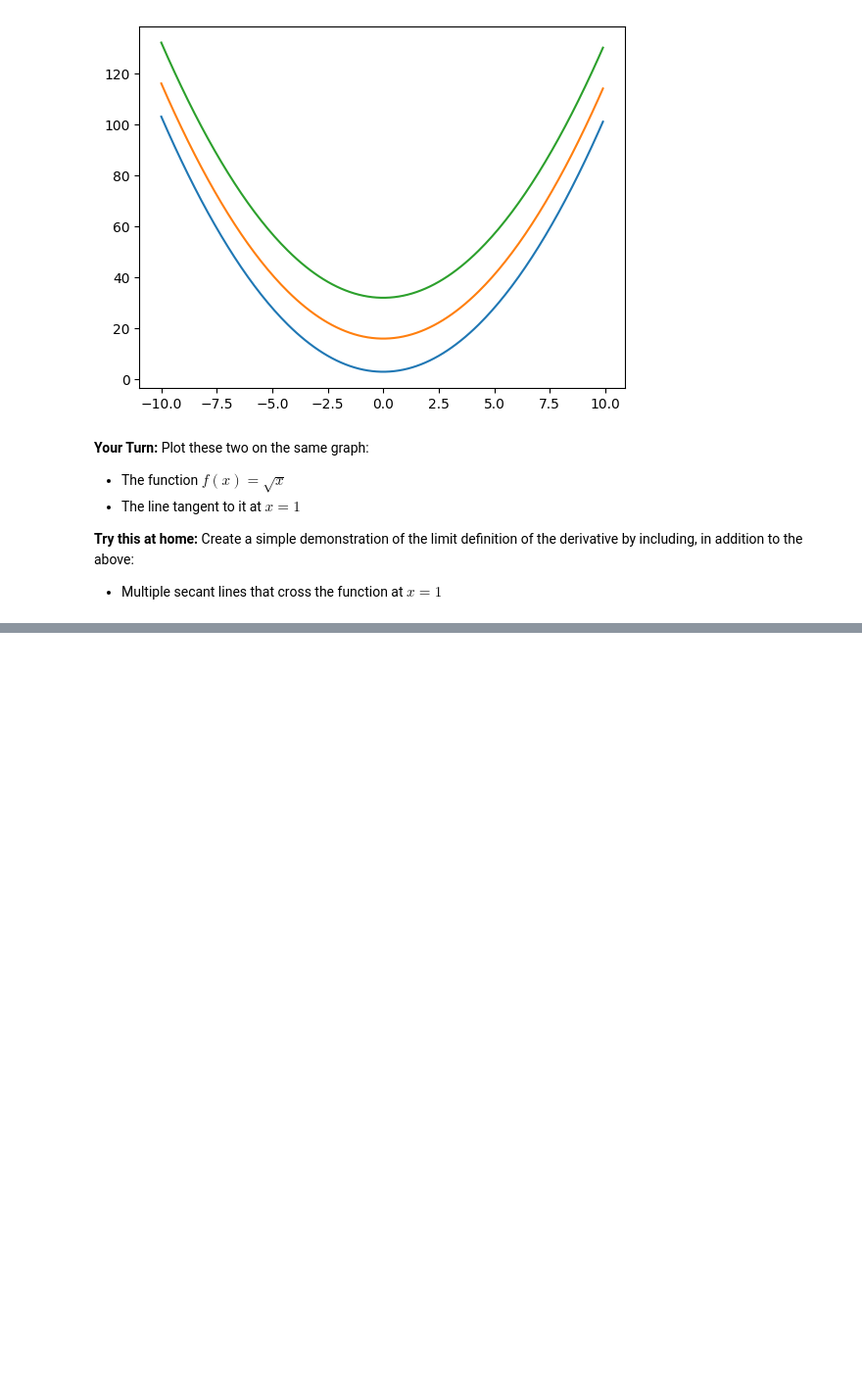
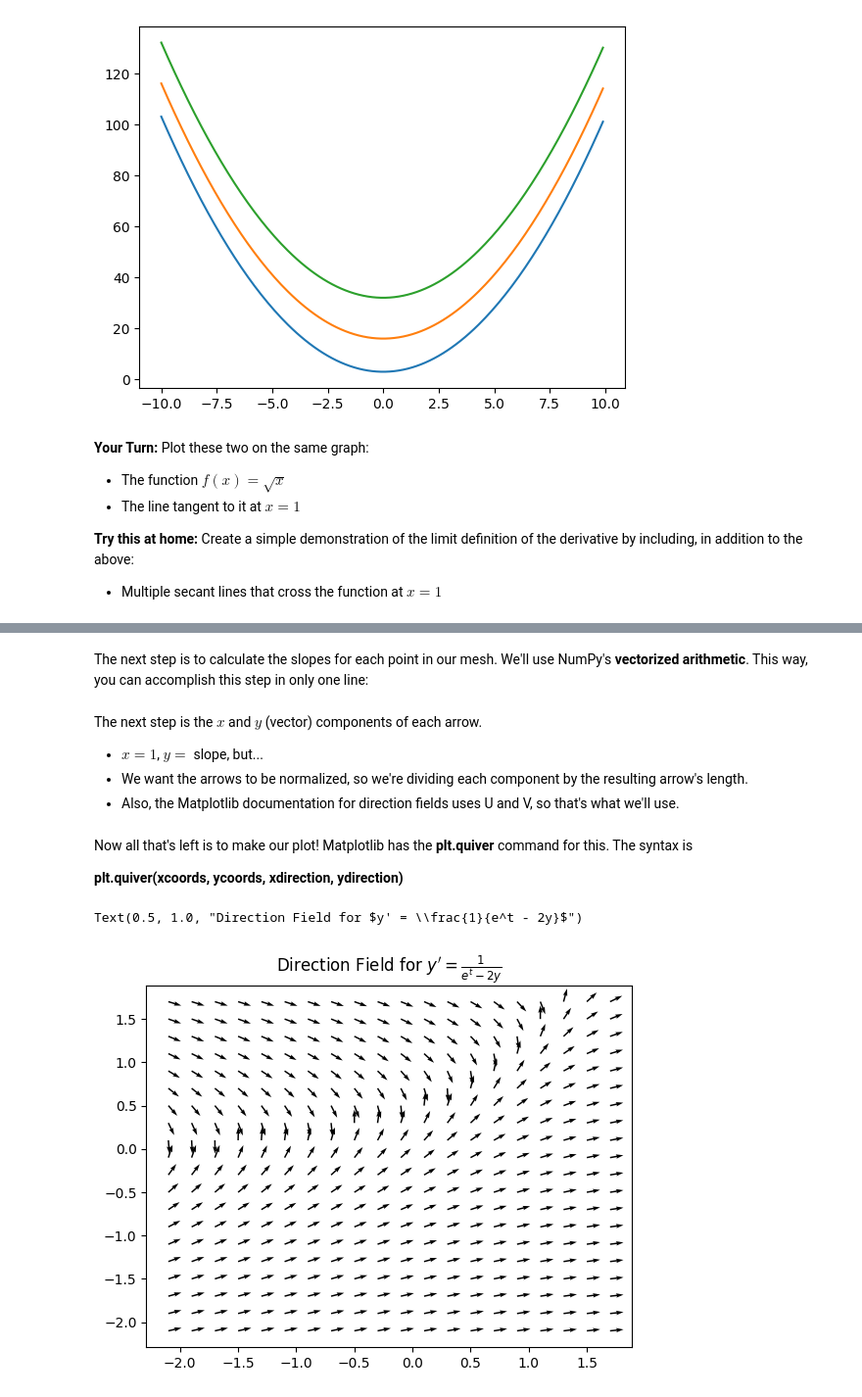
Before and after one commit to mashburnj/TAMU_Math_Python_Workshops_Spring2024, a Jupyter notebook: Workshop 2 (Jan 30) - Differential Equations/Section 1 - Plotting with NumPy and Matplotlib.ipynb, the cells around one changed output, grey strips where cells are left out. Shown at 98% size. Saved outputs shown, nothing was run; the diff lists cells and outputs as text; code cells hidden in the pictures; blank space fills up the shorter version.

```diff
--- a/Workshop 2 (Jan 30) - Differential Equations/Section 1 - Plotting with NumPy and Matplotlib.ipynb
+++ b/Workshop 2 (Jan 30) - Differential Equations/Section 1 - Plotting with NumPy and Matplotlib.ipynb
@@ -191,0 +207,25 @@ To plot direction fields requires
+# %%
+T, Y = np.meshgrid(np.arange(-2.1, 1.9, .2), np.arange(-2.1, 1.9, .2))
+# %% [markdown]
+The next step is to calculate the slopes for each point in our mesh. We'll use NumPy's **vectorized arithmetic**. This way, you can accomplish this step in only one line:
+# %%
+dYdT = 1 / (np.exp(T) - 2*Y)
+# %% [markdown]
+The next step is the $x$ and $y$ (vector) components of each arrow.
+
+- $x = 1$, $y = $ slope, but...
+- We want the arrows to be normalized, so we're dividing each component by the resulting arrow's length.
+- Also, the Matplotlib documentation for direction fields uses U and V, so that's what we'll use.
+# %%
+U = 1 / np.sqrt( 1 + dYdT**2)                 # This is the x-component
+V = dYdT / np.sqrt( 1 + dYdT**2)              # This is the y-component
+# %% [markdown]
+Now all that's left is to make our plot! Matplotlib has the **plt.quiver** command for this. The syntax is
+
+**plt.quiver(xcoords, ycoords, xdirection, ydirection)**
+# %%
+plt.quiver(T, Y, U, V)
+plt.title('Direction Field for $y\' = \\frac{1}{e^t - 2y}$')
+# %% [output]
+Text(0.5, 1.0, "Direction Field for $y' = \\frac{1}{e^t - 2y}$")
+[figure, added]
```
Also changed, not shown: parts of 5 cells of this notebook.
